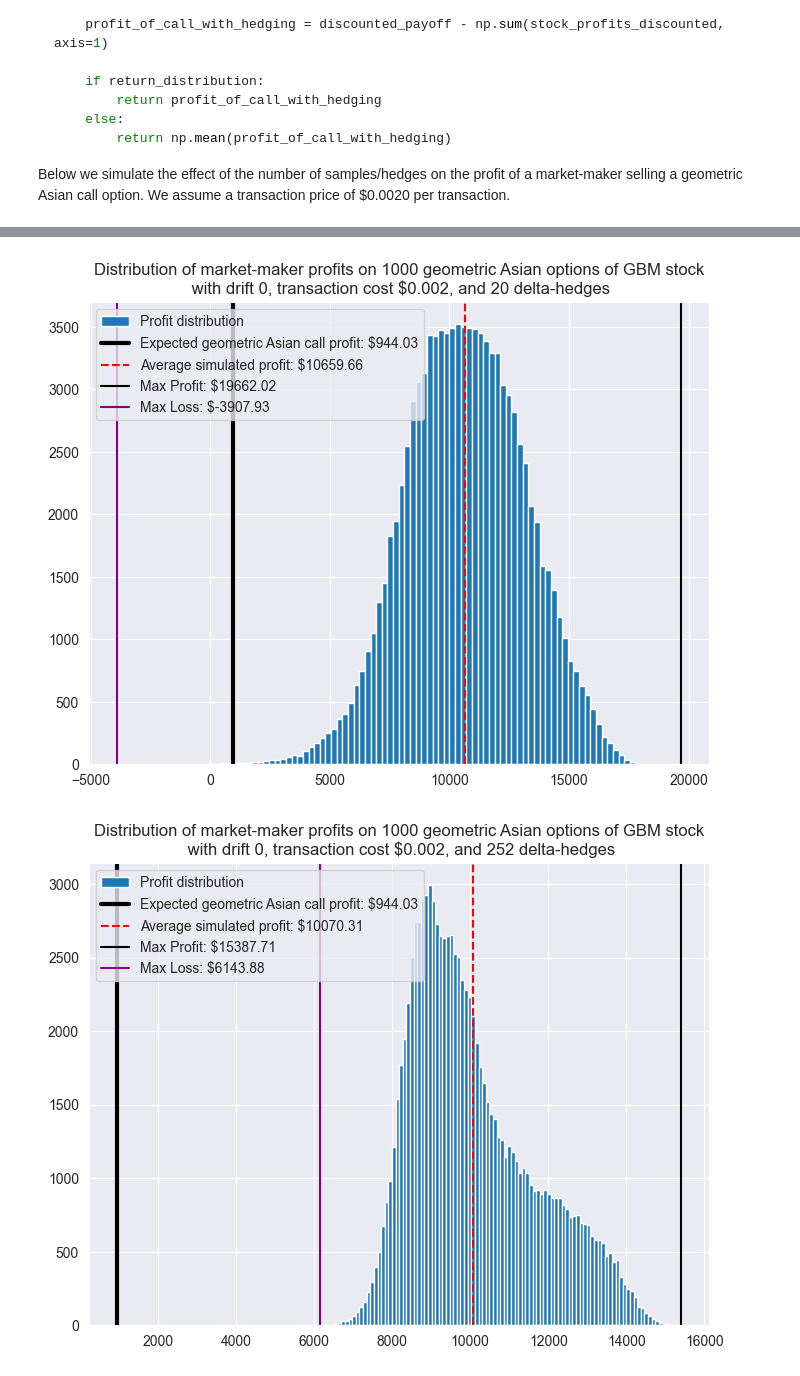
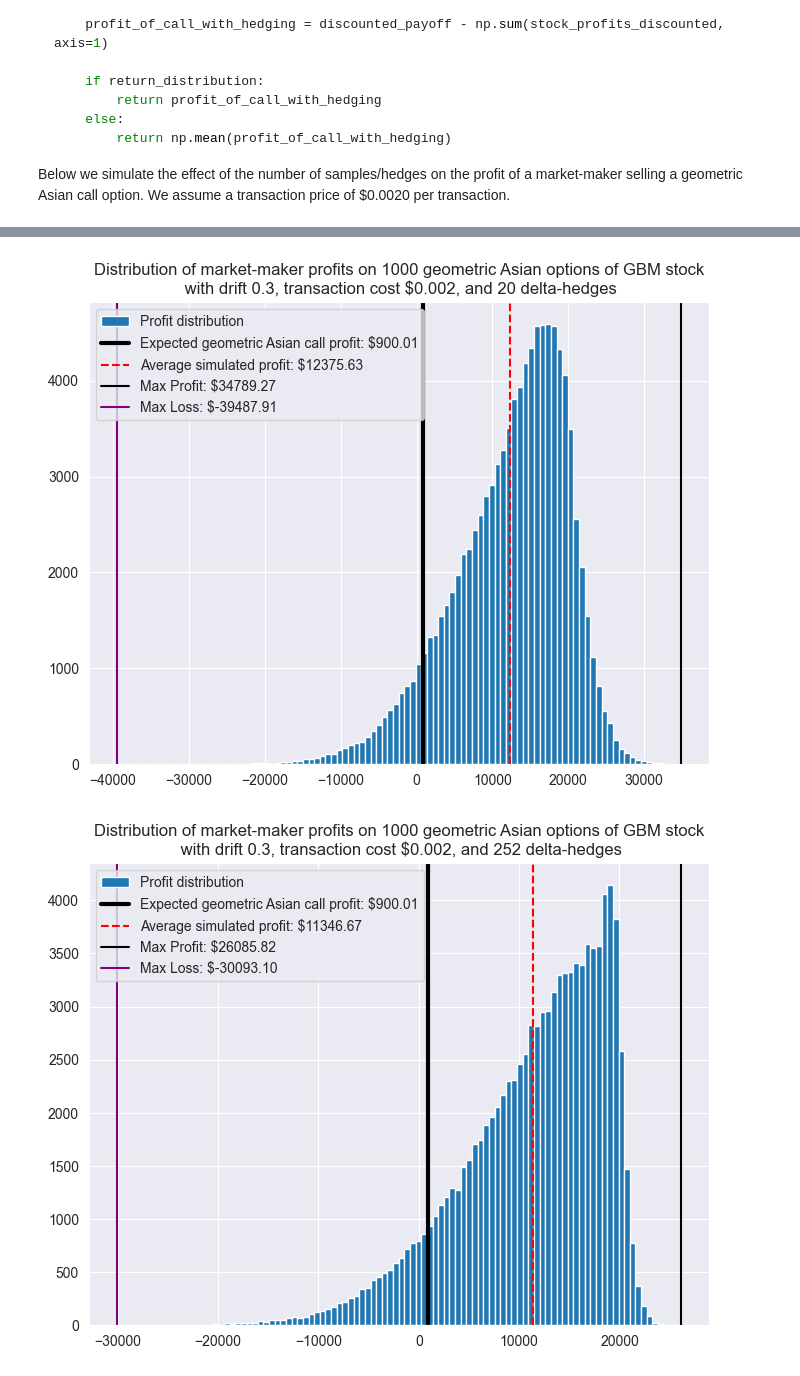
Before and after one commit to albesianor/Asian-options-hedging, a Jupyter notebook: 03_asian_options.ipynb, the cells around one changed output, grey strips where cells are left out. Cells and saved outputs as stored; diff of their text form; code cells hidden in the pictures.

```diff
--- a/03_asian_options.ipynb
+++ b/03_asian_options.ipynb
@@ -613,14 +625,14 @@ S0 = 100
 K = 100
 sigma = 0.41
 t = 1
-r = 0.0
-mu = 0
+r = 0.045
+mu = 0.3
 n_sims = 100_000
 tr_cost = 0.002
 n_options = 1_000
 premium = gao_price(S0, K, sigma + 0.05, t, r)
 
-steps_amounts = [1, 10, 20, 252]
+steps_amounts = [1, 10, 20, 252, 504]
 
 for n_steps in steps_amounts:
     unit_profits_distribution = mc_asian_sf_hedged(
@@ -664,2 +676,2 @@ for n_steps in steps_amounts:
-[figure, old version]
+[figure, new version]
-[figure, old version]
+[figure, new version]
```
Also changed, not shown: parts of 9 cells of this notebook, 1 other file.
